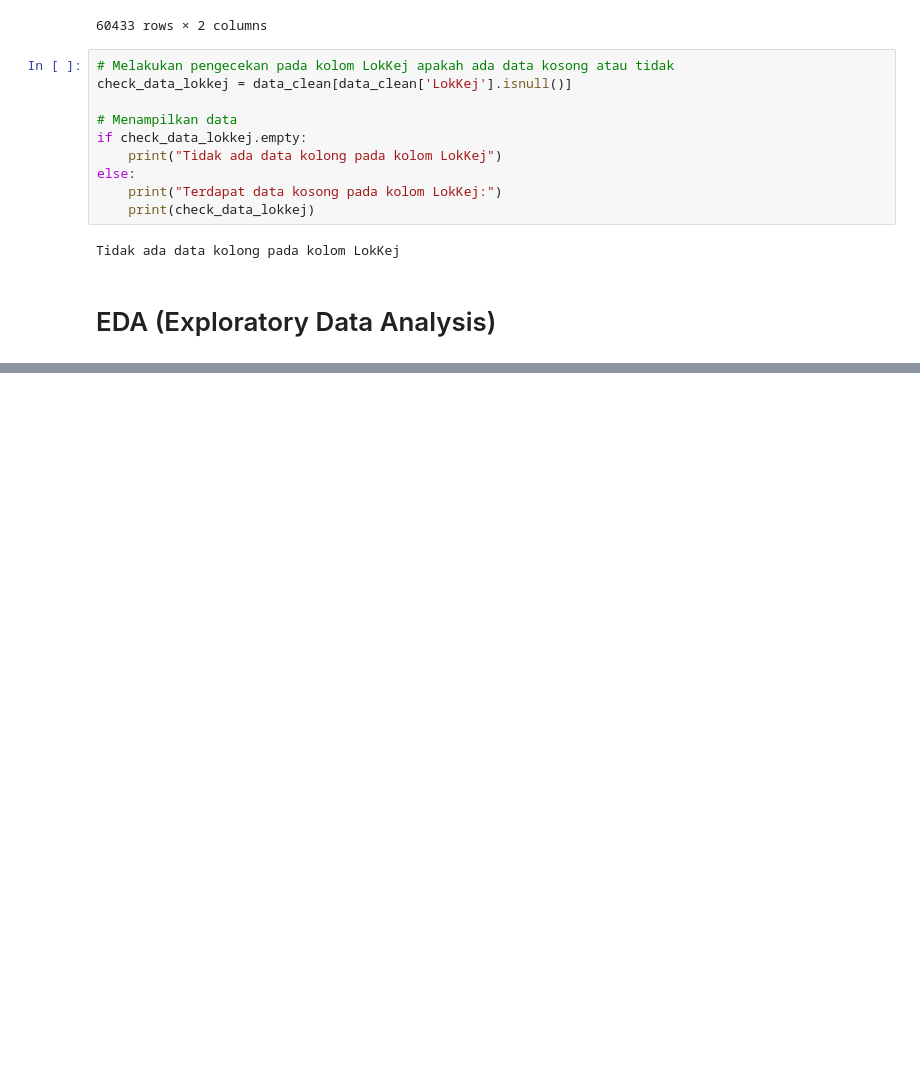
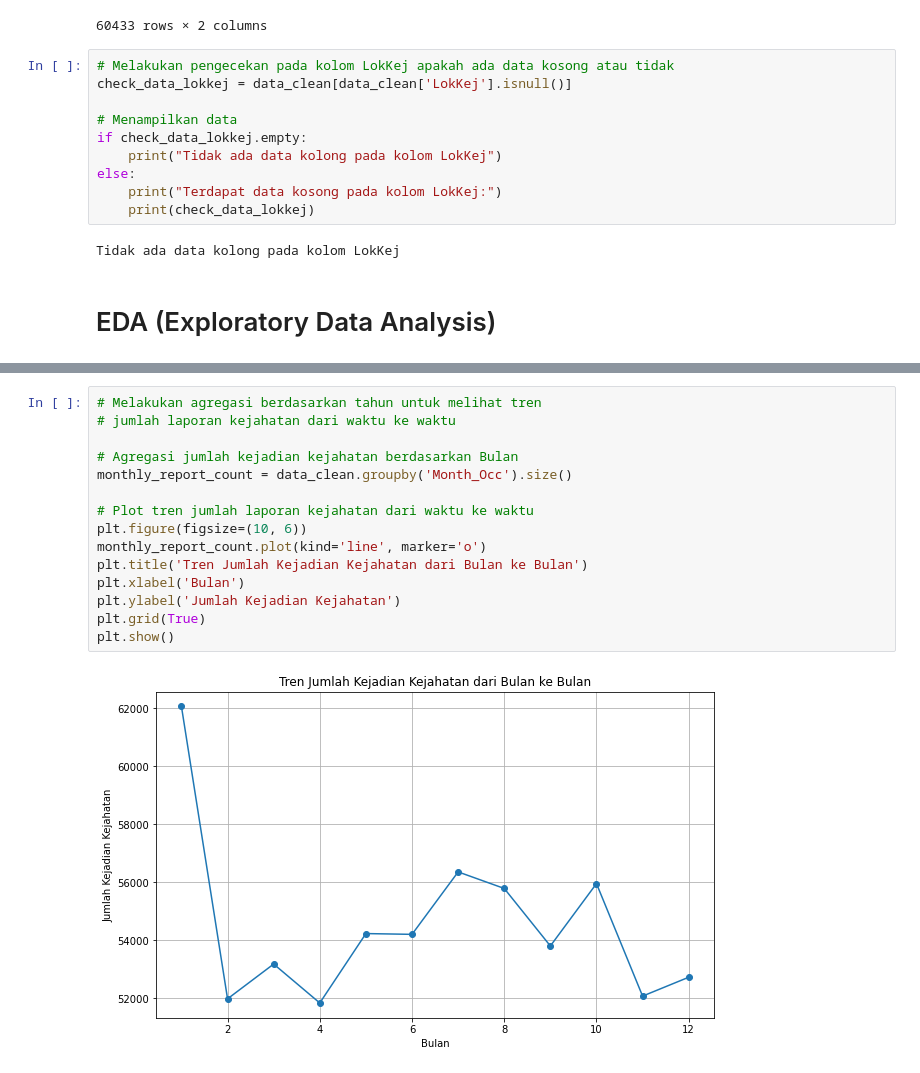
Before and after one commit to RIFF7/capstone-project, a Jupyter notebook: capstone_project.ipynb, the cells around one changed output, grey strips where cells are left out. Cells and saved outputs as stored; diff of their text form; blank space fills up the shorter version.

```diff
--- a/capstone_project.ipynb
+++ b/capstone_project.ipynb
@@ -1089,0 +1196,17 @@ view_dataFrame
+# %%
+# Melakukan agregasi berdasarkan tahun untuk melihat tren
+# jumlah laporan kejahatan dari waktu ke waktu
+
+# Agregasi jumlah kejadian kejahatan berdasarkan Bulan
+monthly_report_count = data_clean.groupby('Month_Occ').size()
+
+# Plot tren jumlah laporan kejahatan dari waktu ke waktu
+plt.figure(figsize=(10, 6))
+monthly_report_count.plot(kind='line', marker='o')
+plt.title('Tren Jumlah Kejadian Kejahatan dari Bulan ke Bulan')
+plt.xlabel('Bulan')
+plt.ylabel('Jumlah Kejadian Kejahatan')
+plt.grid(True)
+plt.show()
+# %% [output]
+[figure, added]
```
Also changed, not shown: parts of 15 cells of this notebook, 1 other file.
